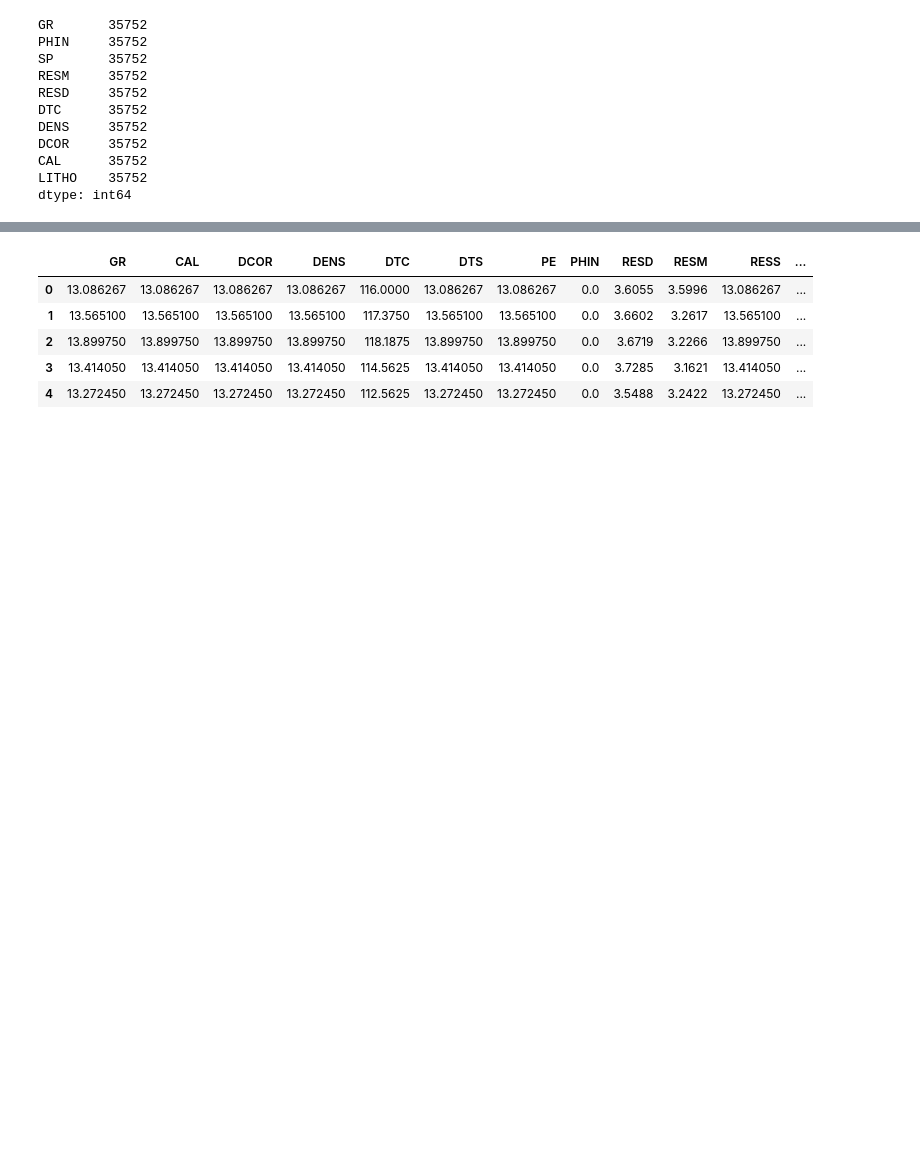
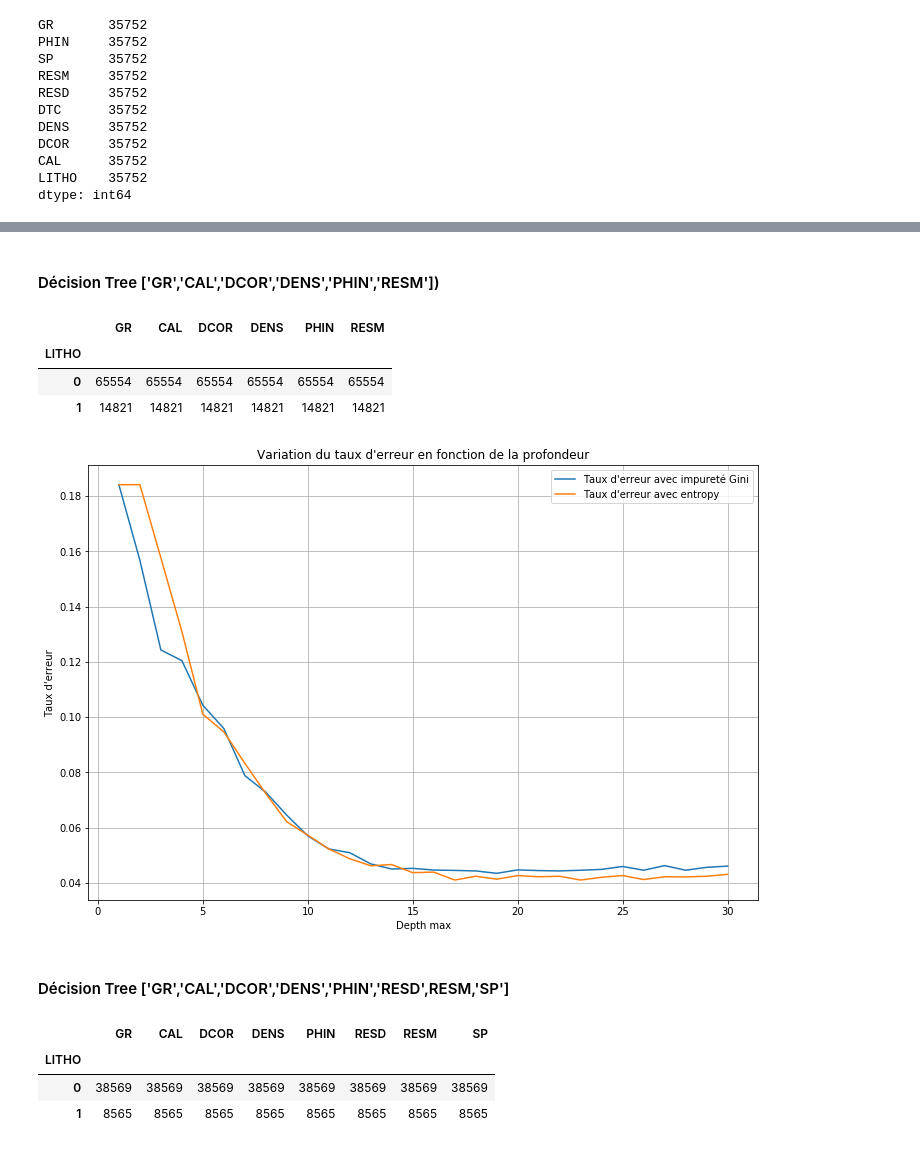
Before and after one commit to pfangue/INFMDI721, a Jupyter notebook: projet_fil_rouge/algos_ml_fil_rouge.ipynb, the cells around one changed output, grey strips where cells are left out. Cells and saved outputs as stored; diff of their text form; code cells hidden in the pictures; blank space fills up the shorter version.

```diff
--- a/projet_fil_rouge/algos_ml_fil_rouge.ipynb
+++ b/projet_fil_rouge/algos_ml_fil_rouge.ipynb
@@ -353,14 +391,20 @@ imp2 = Imputer(missing_values=np.NaN, strategy='median', axis=1)
-# %%
-imp2.fit(data_geox_ml)
-data_geox_dt_med=pd.DataFrame(imp1.fit_transform(data_geox_ml))
-data_geox_dt_med.columns=data_geox_ml.columns
-data_geox_dt_med.index=data_geox_ml.index
-# %%
-data_geox_dt_med.head()
-# %% [output]
-|  | GR | CAL | DCOR | DENS | DTC | DTS | PE | PHIN | RESD | RESM | RESS | ... |
-| 0 | 13.086267 | 13.086267 | 13.086267 | 13.086267 | 116.0000 | 13.086267 | 13.086267 | 0.0 | 3.6055 | 3.5996 | 13.086267 | ... |
-| 1 | 13.565100 | 13.565100 | 13.565100 | 13.565100 | 117.3750 | 13.565100 | 13.565100 | 0.0 | 3.6602 | 3.2617 | 13.565100 | ... |
-| 2 | 13.899750 | 13.899750 | 13.899750 | 13.899750 | 118.1875 | 13.899750 | 13.899750 | 0.0 | 3.6719 | 3.2266 | 13.899750 | ... |
-| 3 | 13.414050 | 13.414050 | 13.414050 | 13.414050 | 114.5625 | 13.414050 | 13.414050 | 0.0 | 3.7285 | 3.1621 | 13.414050 | ... |
-| 4 | 13.272450 | 13.272450 | 13.272450 | 13.272450 | 112.5625 | 13.272450 | 13.272450 | 0.0 | 3.5488 | 3.2422 | 13.272450 | ... |
+# %% [markdown]
+#### Décision Tree ['GR','CAL','DCOR','DENS','PHIN','RESM'])
+# %%
+data_geox_ml_gr_resm = pd.DataFrame(data_geox_ml[(data_geox_ml['GR'].isna() != True) & (data_geox_ml['CAL'].isna() != True) & (data_geox_ml['DCOR'].isna() != True) & (data_geox_ml['DENS'].isna() != True) & (data_geox_ml['PHIN'].isna() != True) & (data_geox_ml['RESM'].isna() != True)], columns=['GR','CAL','DCOR','DENS','PHIN','RESM','LITHO'])
+# %%
+data_geox_ml_gr_resm.groupby(['LITHO']).count()
+# %% [output]
+|  | GR | CAL | DCOR | DENS | PHIN | RESM |
+| LITHO |  |  |  |  |  |  |
+| 0 | 65554 | 65554 | 65554 | 65554 | 65554 | 65554 |
+| 1 | 14821 | 14821 | 14821 | 14821 | 14821 | 14821 |
+# %%
+col_x = ['GR','CAL','DCOR','DENS','PHIN','RESM']
+X_train_gr_resm, X_test_gr_resm, y_train_gr_resm, y_test_gr_resm = model_selection.train_test_split(data_geox_ml_gr_resm[col_x],data_geox_ml_gr_resm['LITHO'], test_size=0.2)
+# %%
+decisionTree(X_train_gr_resm, X_test_gr_resm, y_train_gr_resm, y_test_gr_resm)
+# %% [output]
+[figure, added]
+# %% [markdown]
+#### Décision Tree ['GR','CAL','DCOR','DENS','PHIN','RESD',RESM,'SP']
@@ -366,0 +413,7 @@ data_geox_dt_med.head()
+# %%
+data_geox_ml_gr_sp.groupby(['LITHO']).count()
+# %% [output]
+|  | GR | CAL | DCOR | DENS | PHIN | RESD | RESM | SP |
+| LITHO |  |  |  |  |  |  |  |  |
+| 0 | 38569 | 38569 | 38569 | 38569 | 38569 | 38569 | 38569 | 38569 |
+| 1 | 8565 | 8565 | 8565 | 8565 | 8565 | 8565 | 8565 | 8565 |
```
Also changed, not shown: parts of 34 cells of this notebook.
